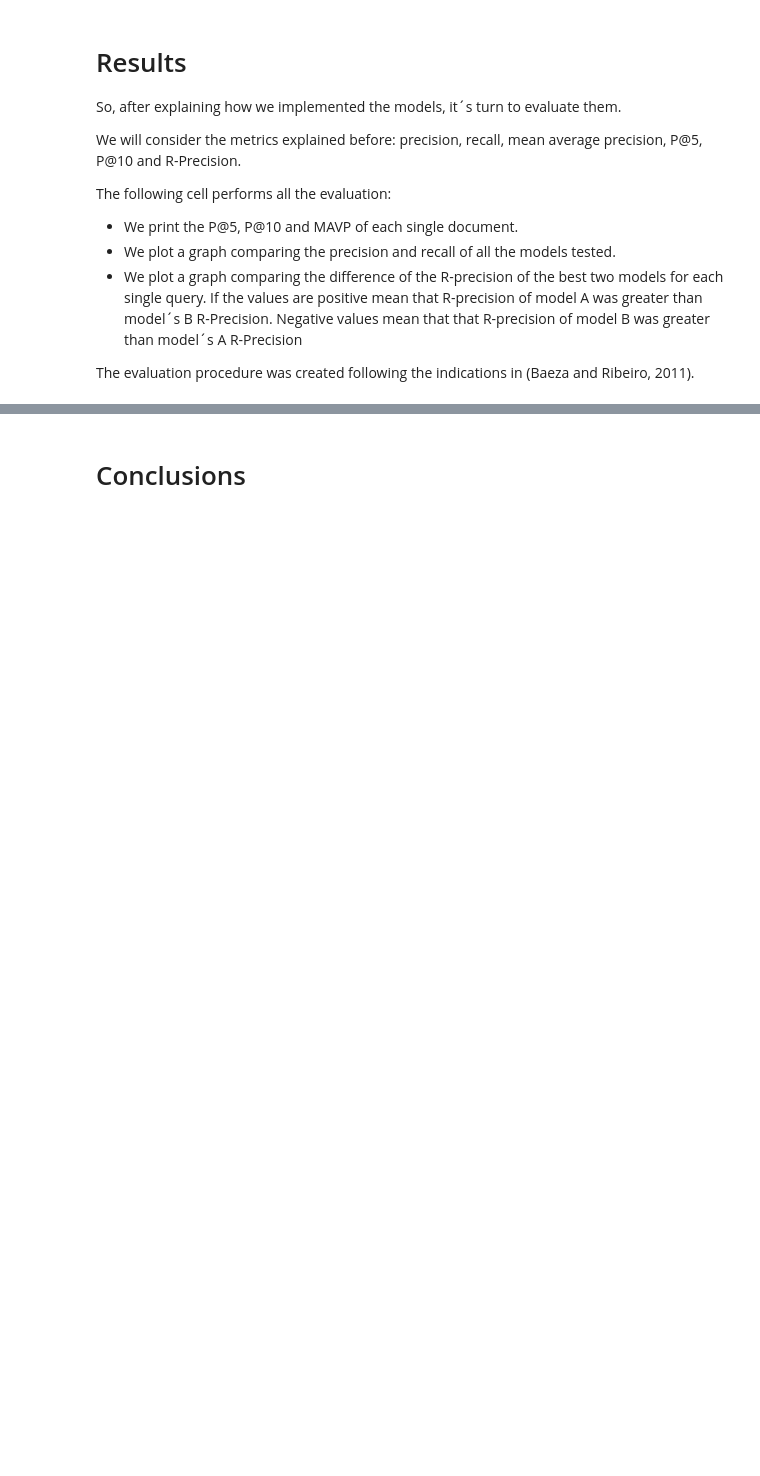
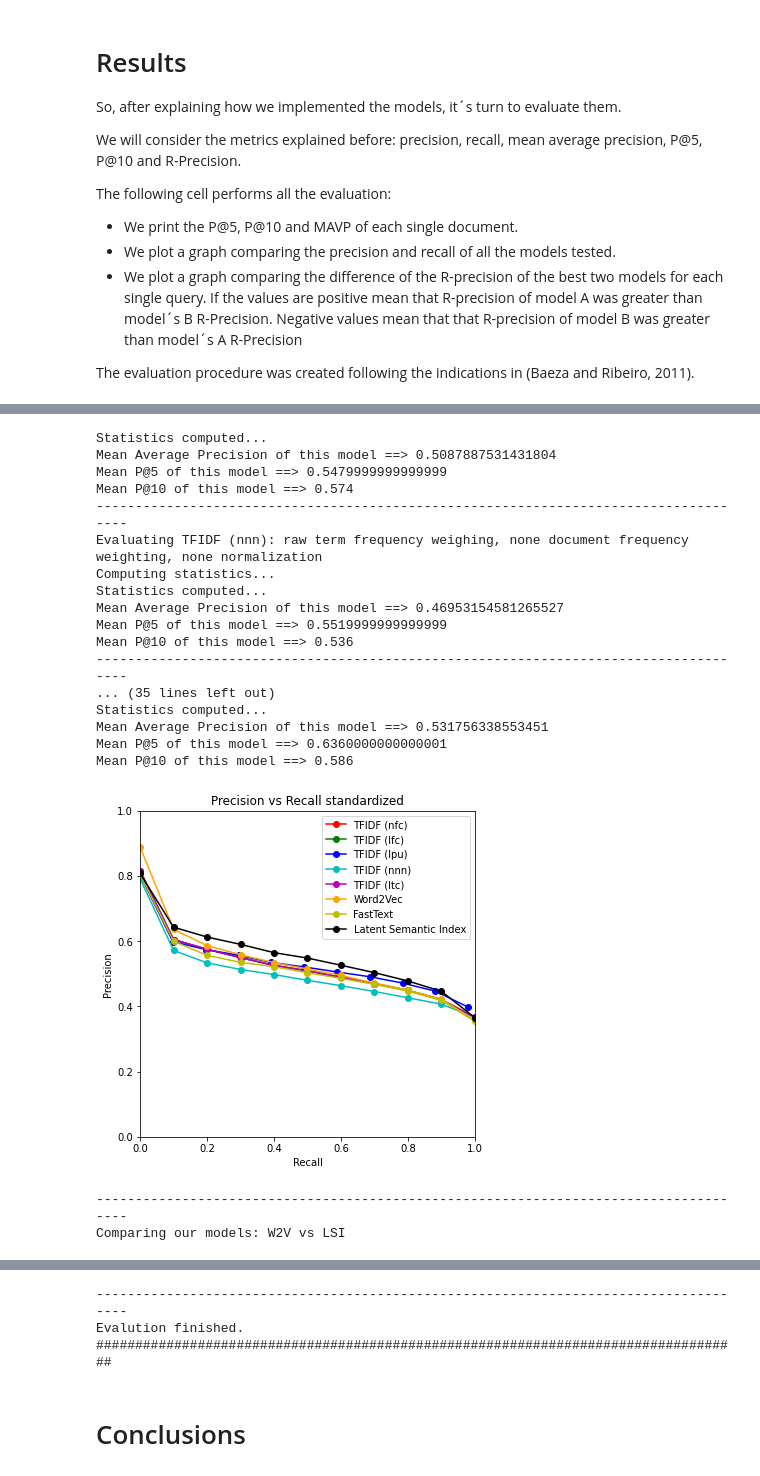
Before and after one commit to themrcesi/Biomedical-Informatics, a Jupyter notebook: Information Retrieval Engine/src/IRSystem.ipynb, the cells around one changed output, grey strips where cells are left out. Cells and saved outputs as stored; diff of their text form; code cells hidden in the pictures; blank space fills up the shorter version.

```diff
--- a/Information Retrieval Engine/src/IRSystem.ipynb
+++ b/Information Retrieval Engine/src/IRSystem.ipynb
@@ -756,6 +1014,7 @@ def get_embedding_ft(doc_tokens):
 
 We compute the vector representations of our queries (represented as a list of tokens).
 # %%
-queries_tf = queries.copy()
-queries_tf["embeddings"] = queries_tf["preprocess"].apply(lambda x: get_embedding_ft(x.split()))
-queries_tf.head()
+queries_ft = queries.copy()
+queries_ft["preprocess"] = queries_ft["query"].apply(lambda x: clean(x))
+queries_ft["embeddings"] = queries_ft["preprocess"].apply(lambda x: get_embedding_ft(x.split()))
+queries_ft.head()
@@ -764,5 +1030,5 @@ queries_tf.head()
 
 In order to reduce the amount of embeddings to be computed, we filter the documents and we only save the ones that have some query performed on it and appear in metadata. Then, we compute the embedding for each document, so as to have it precomputed and then, when computing the similarity, just taking this value.
 # %%
-titles_tf = titles.copy()
-titles_tf = titles_tf.reset_index(drop=True)
+titles_ft = titles.copy()
+titles_ft = titles_ft.reset_index(drop=True)
@@ -771,0 +1035,4 @@ docs_tf.head()
+# %%
+docs = pd.DataFrame((line for line in open("docs.txt")), columns = ["preprocess"])
+docs_ft = titles_ft.join(docs)
+docs_ft.head()
@@ -772,8 +1046,8 @@ docs_tf.head()
 # %%
 # With this filter, we only use documents that appear in both judgements and metadata files, i.e, documents that have queries related.
-docs_tf["sha"] = docs_tf["id"]
-inCorpus_tf = metadata[metadata["sha"].isin(docs_tf["sha"])]["cord_uid"]
-inJudgements_tf = inCorpus_tf[inCorpus_tf.isin(judgements["cord_uid"])]
+docs_ft["sha"] = docs_ft["id"]
+inCorpus_ft = metadata[metadata["sha"].isin(docs_ft["sha"])]["cord_uid"]
+inJudgements_tf = inCorpus_ft[inCorpus_ft.isin(judgements["cord_uid"])]
 filtered_ft = metadata.loc[metadata['cord_uid'].isin(inJudgements_tf)]["sha"].values
-docs_filtered_ft = docs_tf.loc[docs_tf["id"].isin(filtered_ft)]
+docs_filtered_ft = docs_ft.loc[docs_ft["id"].isin(filtered_ft)]
 docs_filtered_ft.head()
@@ -863,6 +1176,7 @@ The following cell performs all the evaluation:
 
 The evaluation procedure was created following the indications in (Baeza and Ribeiro, 2011).
 # %%
+# 13-20 minutes
 recall = np.arange(0,1.1, 0.1)
 modelos_tfidf = [{"name":"TFIDF (nfc)", "term": "raw", "document": "idf", "normalization": "cosine", "model": model_tfidf, "color": "r"},
           {"name":"TFIDF (lfc)", "term": "logarithmic", "document": "idf", "normalization": "cosine",
@@ -876,7 +1190,7 @@ modelos_tfidf = [{"name":"TFIDF (nfc)", "term": "raw", "document": "idf", "norma
          ]
 
 modelos_w2v = [{"name": "Word2Vec", "algorithm": "Continuous Bag of Words", "vector": 300,
-                "window": "5 (default)", "negative": "5 (default)", "epochs": "5 (default)", "color":"#ff7f0e"}
+                "window": "5 (default)", "negative": "5 (default)", "epochs": "5 (default)", "color":"orange"}
               ]
 
 modelos_ft = [{"name":"FastText",  "algorithm": "Continuous Bag of Words", "vector": 50,
@@ -947,7 +1261,7 @@ for model in modelos_w2v:
     print(f"Mean P@5 of this model ==> {p_5}")
     print(f"Mean P@10 of this model ==> {p_10}")
 
-    plt.plot(recall, precision_w2v, f"{color}-o", label=name)
+    plt.plot(recall, precision_w2v, "-o", color = color, label=name)
 
 
 for model in modelos_ft:
@@ -1017,3 +1331,4 @@ plt.show()
 print("-------------------------------------------------------------------------------------")
 print("Evalution finished.")
 print("###################################################################################")
+# %% [output]
@@ -1019,0 +1354,20 @@ print("#########################################################################
+Statistics computed...
+Mean Average Precision of this model ==> 0.5087887531431804
+Mean P@5 of this model ==> 0.5479999999999999
+Mean P@10 of this model ==> 0.574
+-------------------------------------------------------------------------------------
+Evaluating TFIDF (nnn): raw term frequency weighing, none document frequency weighting, none normalization
+Computing statistics...
+Statistics computed...
+Mean Average Precision of this model ==> 0.46953154581265527
+Mean P@5 of this model ==> 0.5519999999999999
+Mean P@10 of this model ==> 0.536
+-------------------------------------------------------------------------------------
+... (35 lines left out)
+Statistics computed...
+Mean Average Precision of this model ==> 0.531756338553451
+Mean P@5 of this model ==> 0.6360000000000001
+Mean P@10 of this model ==> 0.586
+[figure, added]
+-------------------------------------------------------------------------------------
+Comparing our models: W2V vs LSI
@@ -1020,3 +1375,6 @@ print("#########################################################################
+-------------------------------------------------------------------------------------
+Evalution finished.
+###################################################################################
 # %% [markdown]
 # Conclusions
 # %% [markdown]
```
Also changed, not shown: parts of 50 cells of this notebook.
